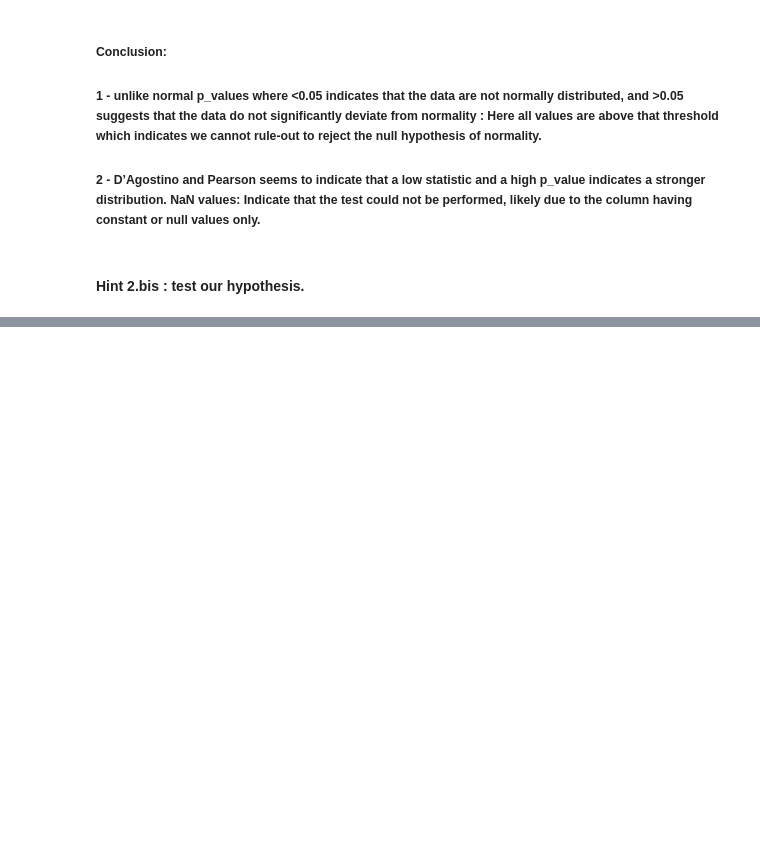
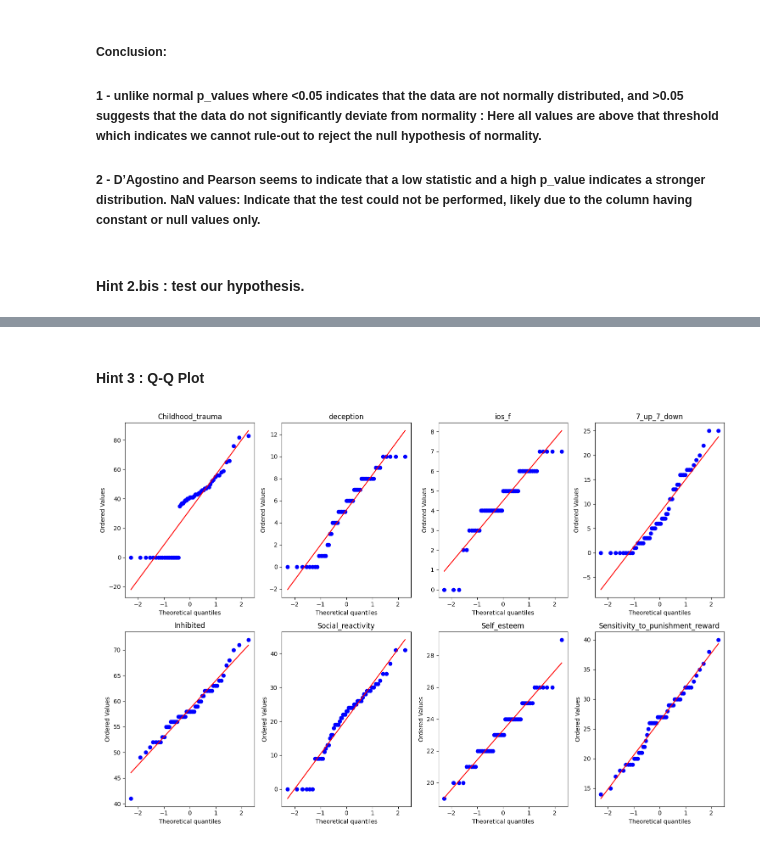
Before and after one commit to CenturyGhost/Neuroscience, a Jupyter notebook: I_preprocessing/step1.ipynb, the cells around one changed output, grey strips where cells are left out. Saved outputs shown, nothing was run; the diff lists cells and outputs as text; code cells hidden in the pictures; blank space fills up the shorter version.

```diff
--- a/I_preprocessing/step1.ipynb
+++ b/I_preprocessing/step1.ipynb
@@ -336,0 +378,20 @@ Sensitivity_to_punishment_reward      1.000000e+10
+# %% [markdown]
+#### Hint 3 : Q-Q Plot
+# %%
+# Assuming 'combined_df' is already defined and contains the real data
+# Variables to check for Q-Q plot
+variables = ["Childhood_trauma", "deception", "ios_f", "7_up_7_down",
+             "Inhibited", "Social_reactivity", "Self_esteem",
+             "Sensitivity_to_punishment_reward"]
+
+# Create Q-Q plots for each variable
+plt.figure(figsize=(15, 10))
+for i, var in enumerate(variables):
+    plt.subplot(2, 4, i+1)
+    stats.probplot(combined_df[var].dropna(), dist="norm", plot=plt)
+    plt.title(var)
+
+plt.tight_layout()
+plt.show()
+# %% [output]
+[figure, added]
```
Also changed, not shown: parts of 8 cells of this notebook.
